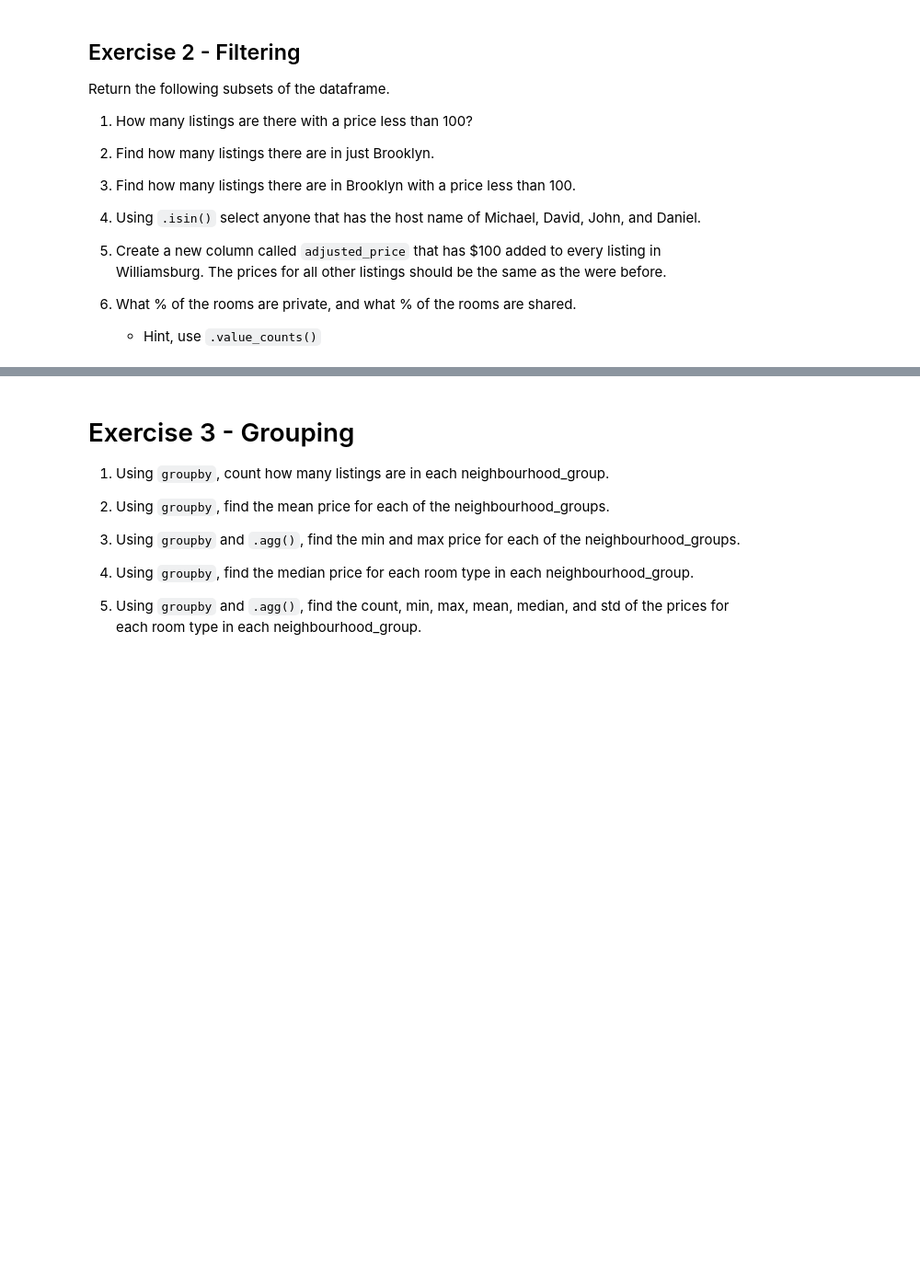
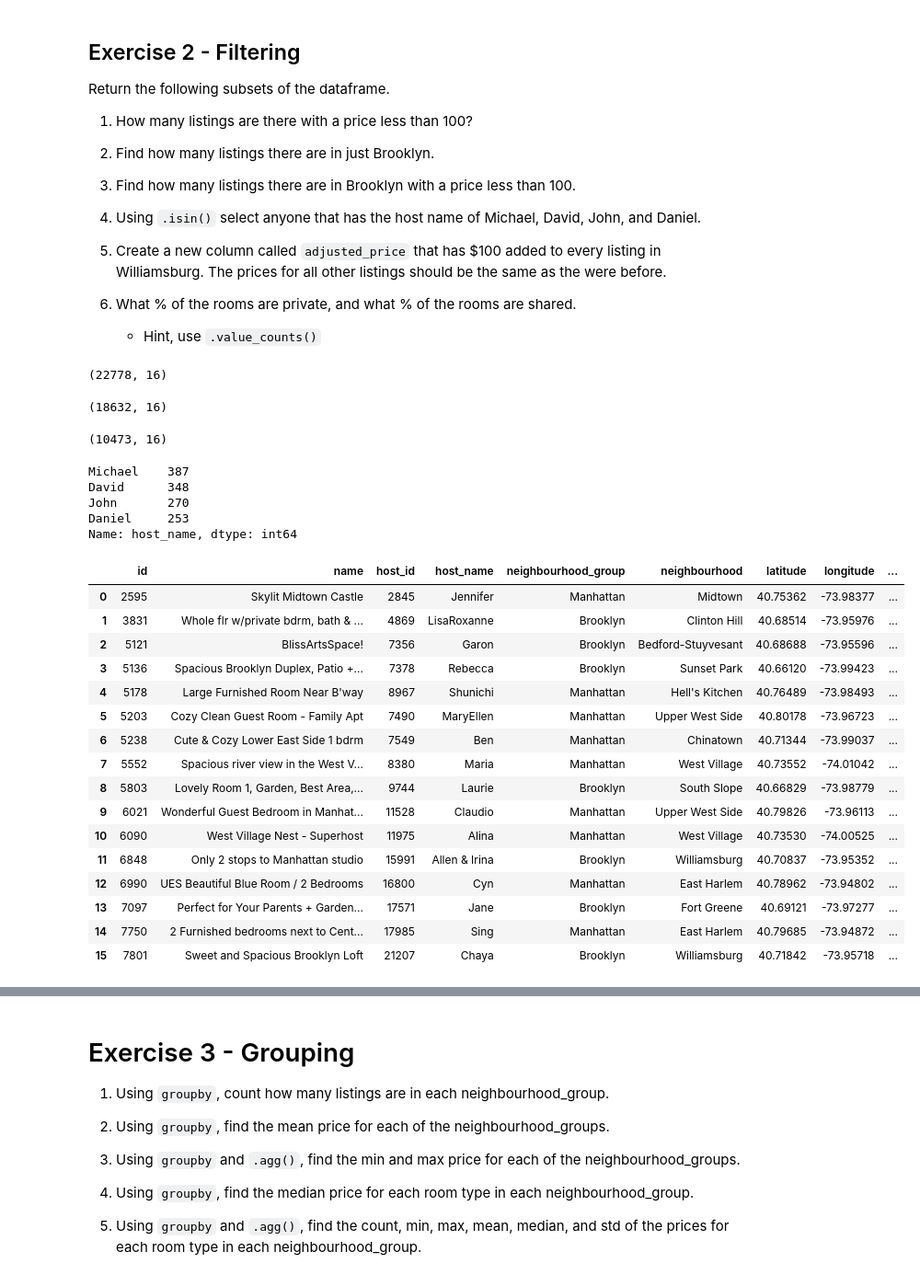
Before and after one commit to Fatimajavid/2022-fall-data-science, a Jupyter notebook: Week-01-Pandas/Exercise.ipynb, the cells around one changed output, grey strips where cells are left out. Shown at 92% size. Cells and saved outputs as stored; diff of their text form; code cells hidden in the pictures; blank space fills up the shorter version.

```diff
--- a/Week-01-Pandas/Exercise.ipynb
+++ b/Week-01-Pandas/Exercise.ipynb
@@ -39,12 +56,89 @@ Return the following subsets of the dataframe.
+# %%
+# 1. How many listings are there with a price less than 100?
+
+# Select prices below 100
+select_condition = df['price'] < 100
+# if we print the select condition it will be a big long array of true/false.
+
+df[select_condition].shape
+
+# ANSWER : There are 22778 listings that ave a price less than 100.
+# %% [output]
+(22778, 16)
 # %%
 # 2. Make a new DataFrame of listings in Brooklyn named `df_bk`
 # and find how many listings in just Brooklyn.
+
+select_condition = df['neighbourhood_group'] == 'Brooklyn'
+
+df_bk = df[select_condition]
+#df_bk.head()
+
+df_bk.shape
+
+# ANSWER : There are 18632 listings in Brooklyn.
+# %% [output]
+(18632, 16)
 # %%
 # 3. Find how many listings there are in Brooklyn with a price less than 100.
+
+condition_1 = df['neighbourhood_group'] == 'Brooklyn'
+condition_2 = df['price'] < 100
+
+bk_low = df[(condition_1 & condition_2)]
+bk_low.head()
+
+bk_low.shape
+
+# ANSWER : There are 10473 listings in Brooklyn with a price less than 100.
+# %% [output]
+(10473, 16)
 # %%
 # 4. Using `.isin()` select anyone that has the host name of Michael, David, John, and Daniel.
+
+names = ['Michael', 'David', 'John', 'Daniel']
+
+condition = df.host_name.isin(names)
+
+# Display filtered data
+df[condition]
+
+# value_counts() counts how many times each of the values in the array appear in the column
+df[condition]['host_name'].value_counts()
+# %% [output]
+Michael    387
+David      348
+John       270
+Daniel     253
+Name: host_name, dtype: int64
 # %%
 # 5. Create a new column called `adjusted_price` that has $100 added to every listing in Williamsburg.
 # The prices for all other listings should be the same as the were before.
+
+condition = df['neighbourhood'] == 'Williamsburg'
+
+# where() is similiar to an if-statement in C++
+# so where the condition is true, increase price by 100, else keep the same price
+df['adjusted_price'] = np.where(condition, df['price'] + 100, df['price'])
+
+df.head(16)
+# %% [output]
+|  | id | name | host_id | host_name | neighbourhood_group | neighbourhood | latitude | longitude | ... |
+| 0 | 2595 | Skylit Midtown Castle | 2845 | Jennifer | Manhattan | Midtown | 40.75362 | -73.98377 | ... |
+| 1 | 3831 | Whole flr w/private bdrm, bath & ... | 4869 | LisaRoxanne | Brooklyn | Clinton Hill | 40.68514 | -73.95976 | ... |
+| 2 | 5121 | BlissArtsSpace! | 7356 | Garon | Brooklyn | Bedford-Stuyvesant | 40.68688 | -73.95596 | ... |
+| 3 | 5136 | Spacious Brooklyn Duplex, Patio +... | 7378 | Rebecca | Brooklyn | Sunset Park | 40.66120 | -73.99423 | ... |
+| 4 | 5178 | Large Furnished Room Near B'way | 8967 | Shunichi | Manhattan | Hell's Kitchen | 40.76489 | -73.98493 | ... |
+| 5 | 5203 | Cozy Clean Guest Room - Family Apt | 7490 | MaryEllen | Manhattan | Upper West Side | 40.80178 | -73.96723 | ... |
+| 6 | 5238 | Cute & Cozy Lower East Side 1 bdrm | 7549 | Ben | Manhattan | Chinatown | 40.71344 | -73.99037 | ... |
+| 7 | 5552 | Spacious river view in the West V... | 8380 | Maria | Manhattan | West Village | 40.73552 | -74.01042 | ... |
+| 8 | 5803 | Lovely Room 1, Garden, Best Area,... | 9744 | Laurie | Brooklyn | South Slope | 40.66829 | -73.98779 | ... |
+| 9 | 6021 | Wonderful Guest Bedroom in Manhat... | 11528 | Claudio | Manhattan | Upper West Side | 40.79826 | -73.96113 | ... |
+| 10 | 6090 | West Village Nest - Superhost | 11975 | Alina | Manhattan | West Village | 40.73530 | -74.00525 | ... |
+| 11 | 6848 | Only 2 stops to Manhattan studio | 15991 | Allen & Irina | Brooklyn | Williamsburg | 40.70837 | -73.95352 | ... |
+| 12 | 6990 | UES Beautiful Blue Room / 2 Bedrooms | 16800 | Cyn | Manhattan | East Harlem | 40.78962 | -73.94802 | ... |
+| 13 | 7097 | Perfect for Your Parents + Garden... | 17571 | Jane | Brooklyn | Fort Greene | 40.69121 | -73.97277 | ... |
+| 14 | 7750 | 2 Furnished bedrooms next to Cent... | 17985 | Sing | Manhattan | East Harlem | 40.79685 | -73.94872 | ... |
+| 15 | 7801 | Sweet and Spacious Brooklyn Loft | 21207 | Chaya | Brooklyn | Williamsburg | 40.71842 | -73.95718 | ... |
 # %%
 # 6. What % of the rooms are private, and what % of the rooms are shared.
```
Also changed, not shown: parts of 17 cells of this notebook, 4 other files.
